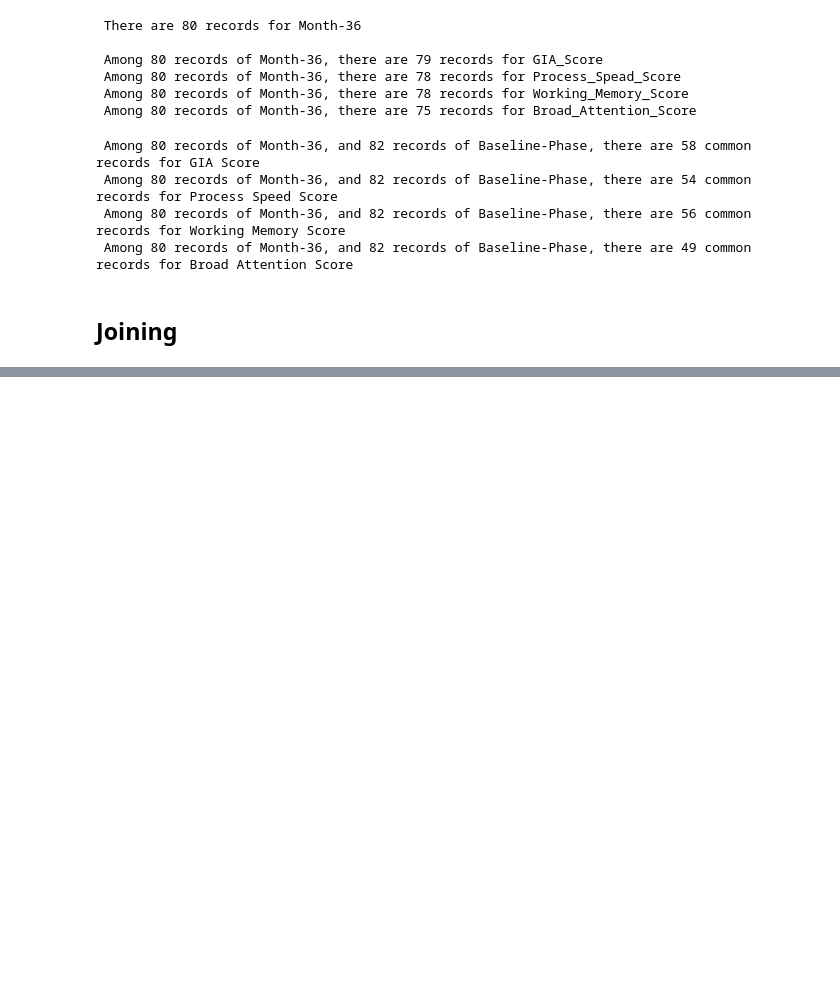
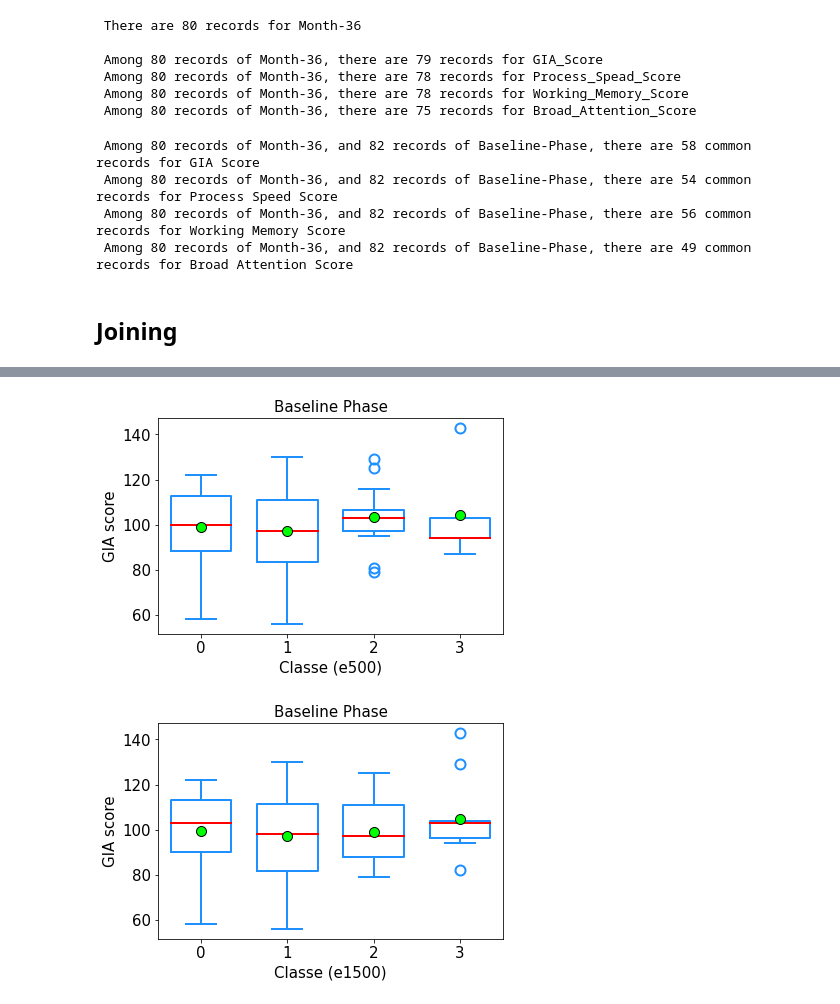
Before and after one commit to Hadi2468/DTI_Clustering, a Jupyter notebook: NeuroCognitive.ipynb, the cells around one changed output, grey strips where cells are left out. Saved outputs shown, nothing was run; the diff lists cells and outputs as text; code cells hidden in the pictures; blank space fills up the shorter version.

```diff
--- a/NeuroCognitive.ipynb
+++ b/NeuroCognitive.ipynb
@@ -223,3 +226,17 @@ df_m36_base_Broad_Attn = df_m36_join_base_Working_Mem.drop(['Working_Mem_SS_x',
  Among 80 records of Month-36, and 82 records of Baseline-Phase, there are 49 common records for Broad Attention Score
 # %% [markdown]
 ## Joining
+# %%
+## Loading Cluster and NeuroCognitive Scores
+
+df_clusters = pd.read_csv('./Data/LF/Pat_Class_new.csv')
+
+df_base_GIA         = pd.read_csv('./Data/Neurocognitive_Scores/baseline_GIA.csv')
+df_base_ProcSpd    = pd.read_csv('./Data/Neurocognitive_Scores/baseline_Proc_Spd.csv')
+df_base_WorkingMem = pd.read_csv('./Data/Neurocognitive_Scores/baseline_Working_Mem.csv')
+df_base_BroadAttn  = pd.read_csv('./Data/Neurocognitive_Scores/baseline_Broad_Attn.csv')
+
+df_m36_base_GIA         = pd.read_csv('./Data/Neurocognitive_Scores/m36_base_GIA.csv')
+df_m36_base_ProcSpd    = pd.read_csv('./Data/Neurocognitive_Scores/m36_base_ProcSpd.csv')
+df_m36_base_WorkingMem = pd.read_csv('./Data/Neurocognitive_Scores/m36_base_WorkingMem.csv')
+df_m36_base_BroadAttn  = pd.read_csv('./Data/Neurocognitive_Scores/m36_base_BroadAttn.csv')
@@ -225,0 +323,34 @@ df_m36_base_Broad_Attn = df_m36_join_base_Working_Mem.drop(['Working_Mem_SS_x',
+# %%
+## Boxplot features
+
+bp = dict(linestyle='-', linewidth=2, color='dodgerblue')
+mp = dict(linestyle='-', linewidth=2, color='r')
+wp = dict(linestyle='-', linewidth=2, color='dodgerblue')
+cp = dict(linestyle='-', linewidth=2, color='dodgerblue')
+fp = dict(markeredgewidth=2, markersize=10, markeredgecolor='dodgerblue')
+mnp = dict(marker='o', markerfacecolor='lime', markeredgecolor='k', markersize=10)
+# %%
+## Boxplot: Baseline_GIA
+
+## e500
+boxplot = df_cluster_join_base_GIA.boxplot(column=['GIA_SS'], by=['class_e500'], showfliers=True, showmeans=True, meanprops=mnp,
+        widths = 0.7, patch_artist=False, grid=False, fontsize=15, boxprops=bp, medianprops=mp, whiskerprops=wp, capprops=cp, flierprops=fp)
+plt.suptitle("")
+p = plt.gca()
+p.set_title("Baseline Phase", fontsize=15)
+p.set_xlabel("Classe (e500)", fontsize=15)
+p.set_ylabel("GIA score", fontsize=15)
+plt.show()
+
+## e1500
+boxplot = df_cluster_join_base_GIA.boxplot(column=['GIA_SS'], by=['class_e1500'], showfliers=True, showmeans=True, meanprops=mnp,
+        widths = 0.7, patch_artist=False, grid=False, fontsize=15, boxprops=bp, medianprops=mp, whiskerprops=wp, capprops=cp, flierprops=fp)
+plt.suptitle("")
+p = plt.gca()
+p.set_title("Baseline Phase", fontsize=15)
+p.set_xlabel("Classe (e1500)", fontsize=15)
+p.set_ylabel("GIA score", fontsize=15)
+plt.show()
+# %% [output]
+[figure, added]
+[figure, added]
```
Also changed, not shown: parts of 11 cells of this notebook, 14 other files.
